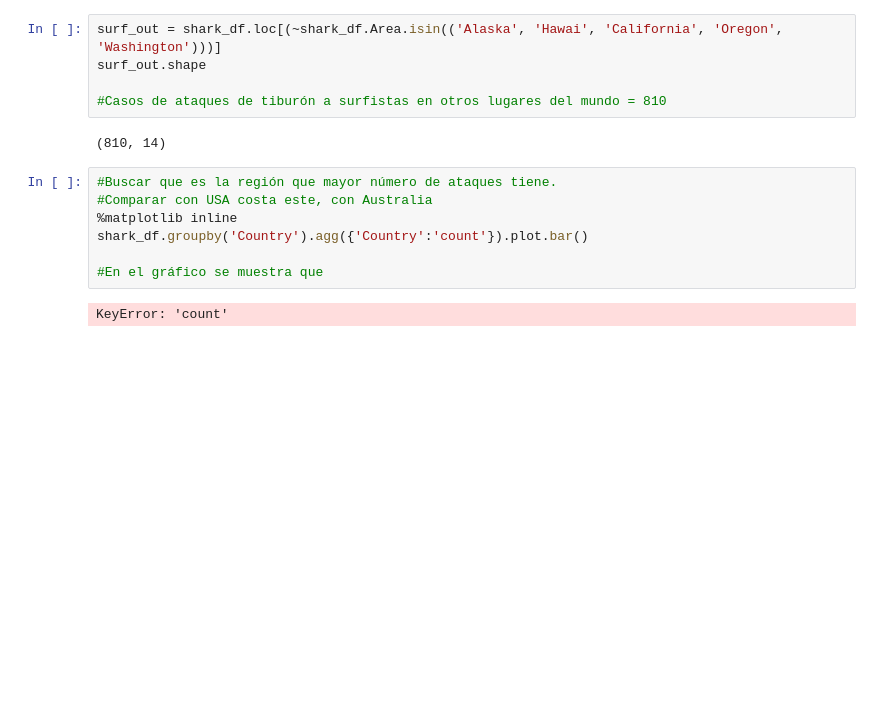
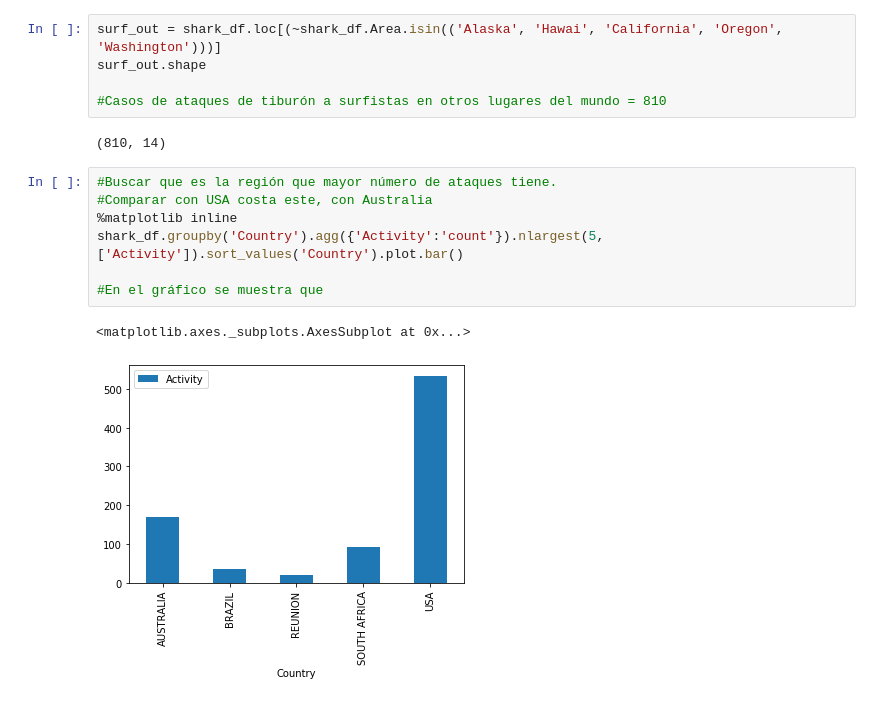
Before and after one commit to patricrp/Shark_Analysis, a Jupyter notebook: Data_Analysis.ipynb, the cells around one changed output. Saved outputs shown, nothing was run; the diff lists cells and outputs as text; blank space fills up the shorter version.

```diff
--- a/Data_Analysis.ipynb
+++ b/Data_Analysis.ipynb
@@ -269,9 +269,10 @@ surf_out.shape
 # %%
 #Buscar que es la región que mayor número de ataques tiene.
 #Comparar con USA costa este, con Australia
 %matplotlib inline
-shark_df.groupby('Country').agg({'Country':'count'}).plot.bar()
+shark_df.groupby('Country').agg({'Activity':'count'}).nlargest(5, ['Activity']).sort_values('Country').plot.bar()
 
 #En el gráfico se muestra que
 # %% [output]
-KeyError: 'count'
+<matplotlib.axes._subplots.AxesSubplot at 0x...>
+[figure, added]
```
